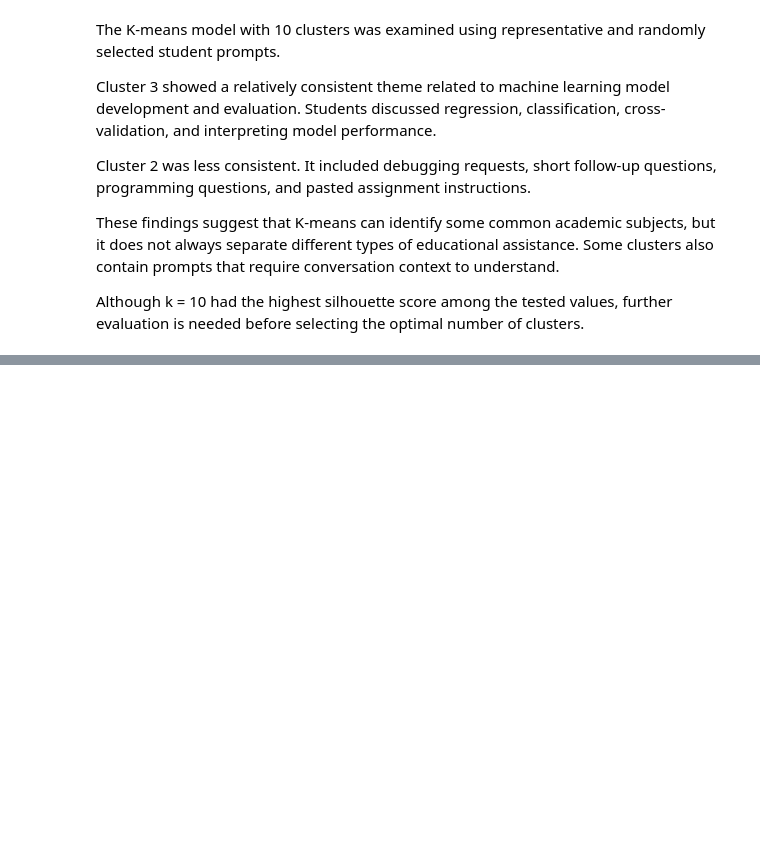
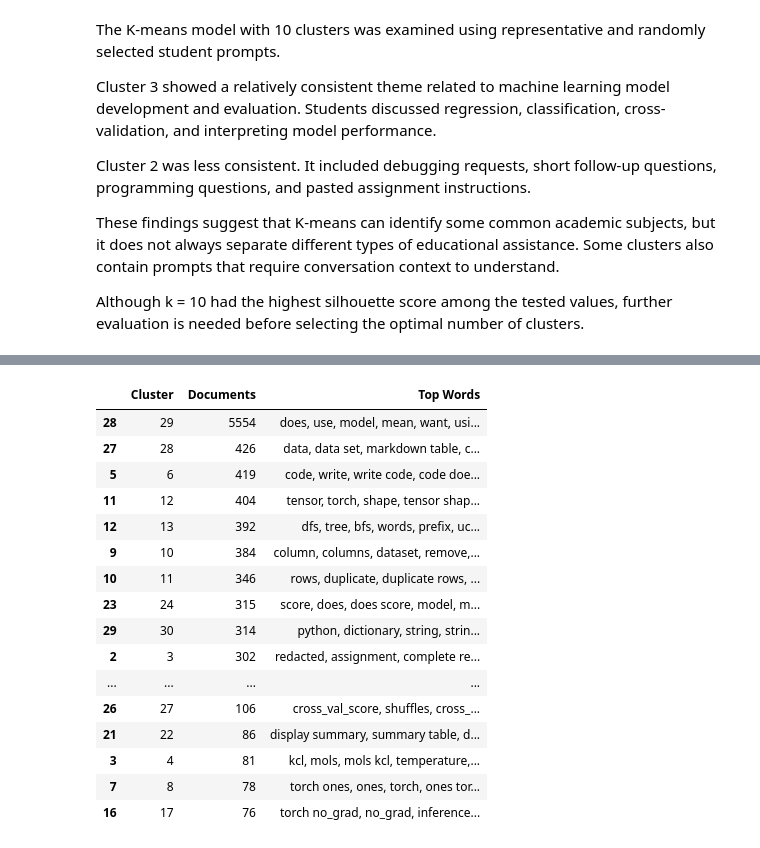
Before and after one commit to papoochu/student-ai-learning-analysis, a Jupyter notebook: notebooks/dataset_exploration.ipynb, the cells around one changed output, grey strips where cells are left out. Saved outputs shown, nothing was run; the diff lists cells and outputs as text; code cells hidden in the pictures; blank space fills up the shorter version.

```diff
--- a/notebooks/dataset_exploration.ipynb
+++ b/notebooks/dataset_exploration.ipynb
@@ -1217,0 +1896,60 @@ Although k = 10 had the highest silhouette score among the tested values, furthe
+# %%
+
+# Inspect the topics in the shorter-prompt subset
+from sklearn.cluster import KMeans
+import pandas as pd
+import numpy as np
+
+short_kmeans_30 = KMeans(
+    n_clusters=30,
+    random_state=42,
+    n_init=10
+)
+
+short_labels = short_kmeans_30.fit_predict(X_short)
+
+feature_names_short = (
+    short_tfidf_vect.get_feature_names_out()
+)
+
+short_topics = []
+
+for cluster_id in range(30):
+
+    center = short_kmeans_30.cluster_centers_[cluster_id]
+    top_indices = center.argsort()[-10:][::-1]
+
+    short_topics.append({
+        "Cluster": cluster_id + 1,
+        "Documents": int((short_labels == cluster_id).sum()),
+        "Top Words": ", ".join(
+            feature_names_short[top_indices]
+        )
+    })
+
+short_topics_df = pd.DataFrame(short_topics)
+
+# Show the largest clusters first
+display(
+    short_topics_df.sort_values(
+        "Documents", ascending=False
+    )
+)
+# %% [output]
+|  | Cluster | Documents | Top Words |
+| 28 | 29 | 5554 | does, use, model, mean, want, usi... |
+| 27 | 28 | 426 | data, data set, markdown table, c... |
+| 5 | 6 | 419 | code, write, write code, code doe... |
+| 11 | 12 | 404 | tensor, torch, shape, tensor shap... |
+| 12 | 13 | 392 | dfs, tree, bfs, words, prefix, uc... |
+| 9 | 10 | 384 | column, columns, dataset, remove,... |
+| 10 | 11 | 346 | rows, duplicate, duplicate rows, ... |
+| 23 | 24 | 315 | score, does, does score, model, m... |
+| 29 | 30 | 314 | python, dictionary, string, strin... |
+| 2 | 3 | 302 | redacted, assignment, complete re... |
+| ... | ... | ... | ... |
+| 26 | 27 | 106 | cross_val_score, shuffles, cross_... |
+| 21 | 22 | 86 | display summary, summary table, d... |
+| 3 | 4 | 81 | kcl, mols, mols kcl, temperature,... |
+| 7 | 8 | 78 | torch ones, ones, torch, ones tor... |
+| 16 | 17 | 76 | torch no_grad, no_grad, inference... |
```
Also changed, not shown: parts of 19 cells of this notebook.
